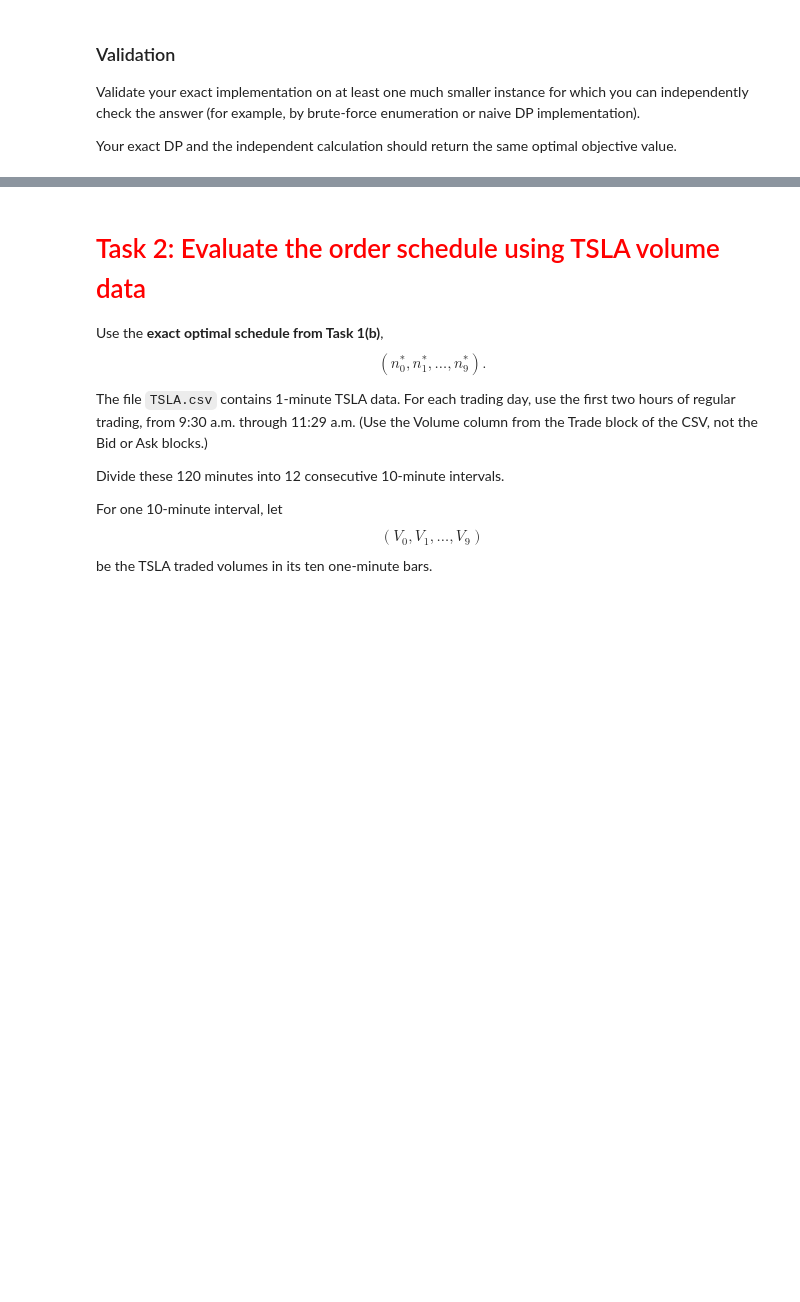
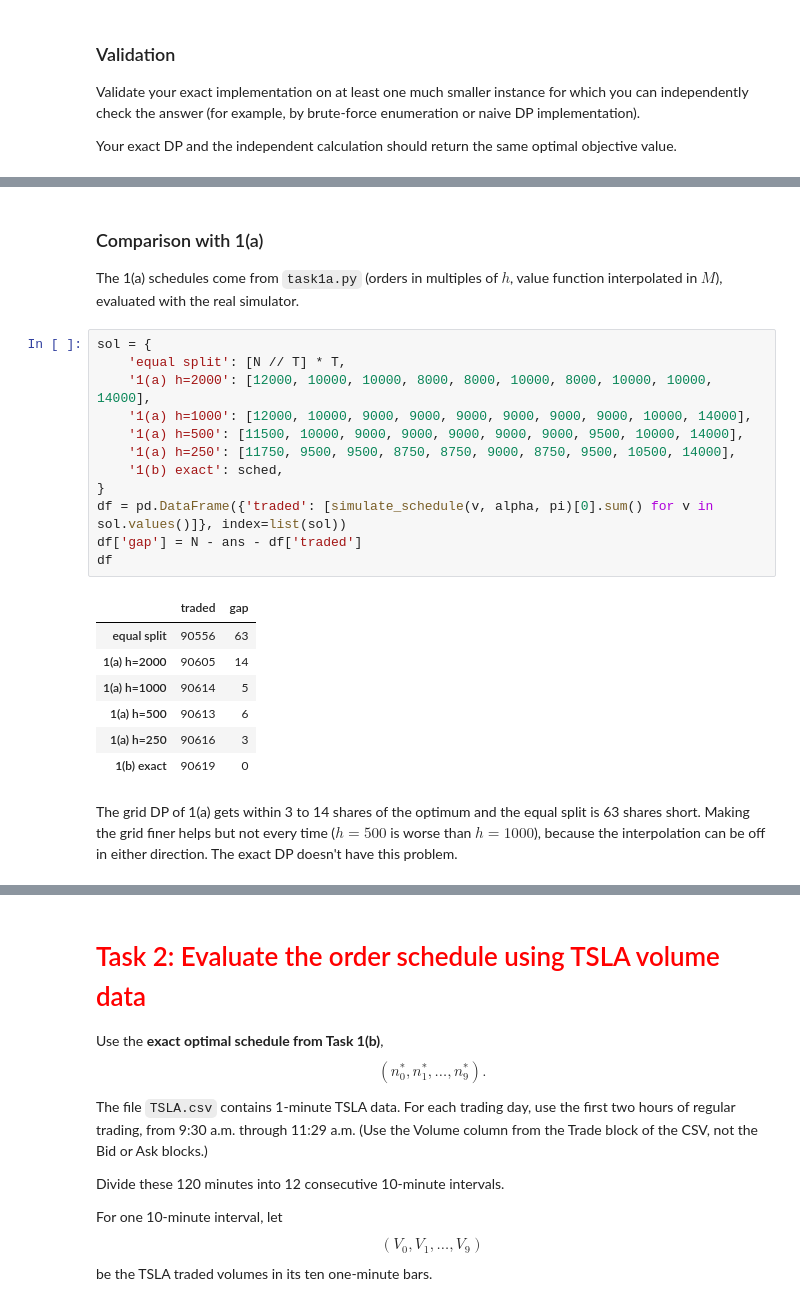
Before and after one commit to oliviahuang321/ApplicationsFE1, a Jupyter notebook: Project_1_file.ipynb, the cells around one changed output, grey strips where cells are left out. Drawn from its saved outputs; the diff is of its cells as text; blank space fills up the shorter version.

Commit message:
finished task 1b) ?"

```diff
--- a/Project_1_file.ipynb
+++ b/Project_1_file.ipynb
@@ -173,0 +543,26 @@ Your exact DP and the independent calculation should return the same optimal obj
+# %% [markdown]
+### Comparison with 1(a)
+
+The 1(a) schedules come from `task1a.py` (orders in multiples of $h$, value function interpolated in $M$), evaluated with the real simulator.
+# %%
+sol = {
+    'equal split': [N // T] * T,
+    '1(a) h=2000': [12000, 10000, 10000, 8000, 8000, 10000, 8000, 10000, 10000, 14000],
+    '1(a) h=1000': [12000, 10000, 9000, 9000, 9000, 9000, 9000, 9000, 10000, 14000],
+    '1(a) h=500': [11500, 10000, 9000, 9000, 9000, 9000, 9000, 9500, 10000, 14000],
+    '1(a) h=250': [11750, 9500, 9500, 8750, 8750, 9000, 8750, 9500, 10500, 14000],
+    '1(b) exact': sched,
+}
+df = pd.DataFrame({'traded': [simulate_schedule(v, alpha, pi)[0].sum() for v in sol.values()]}, index=list(sol))
+df['gap'] = N - ans - df['traded']
+df
+# %% [output]
+|  | traded | gap |
+| equal split | 90556 | 63 |
+| 1(a) h=2000 | 90605 | 14 |
+| 1(a) h=1000 | 90614 | 5 |
+| 1(a) h=500 | 90613 | 6 |
+| 1(a) h=250 | 90616 | 3 |
+| 1(b) exact | 90619 | 0 |
+# %% [markdown]
+The grid DP of 1(a) gets within 3 to 14 shares of the optimum and the equal split is 63 shares short. Making the grid finer helps but not every time ($h=500$ is worse than $h=1000$), because the interpolation can be off in either direction. The exact DP doesn't have this problem.
```
Also changed, not shown: parts of 15 cells of this notebook.
